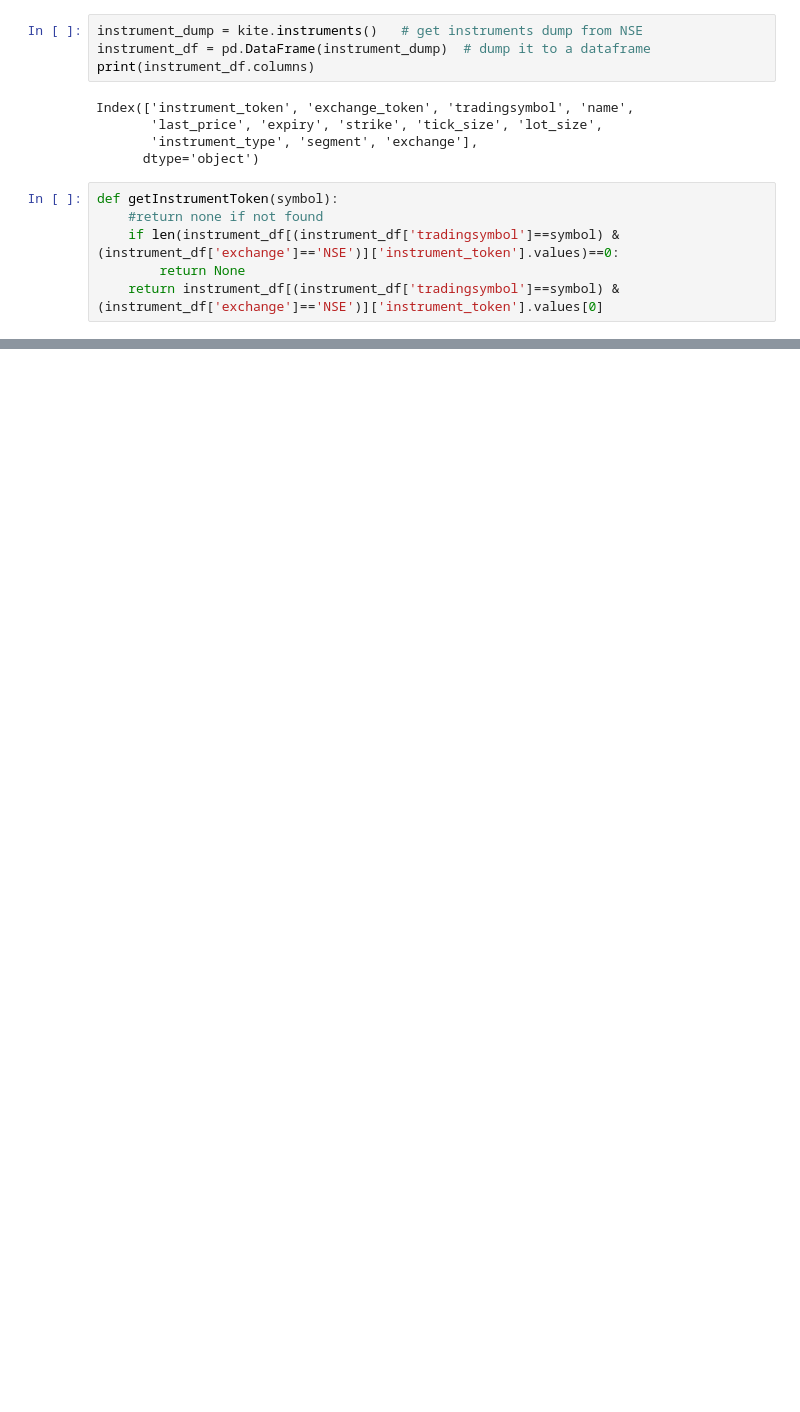
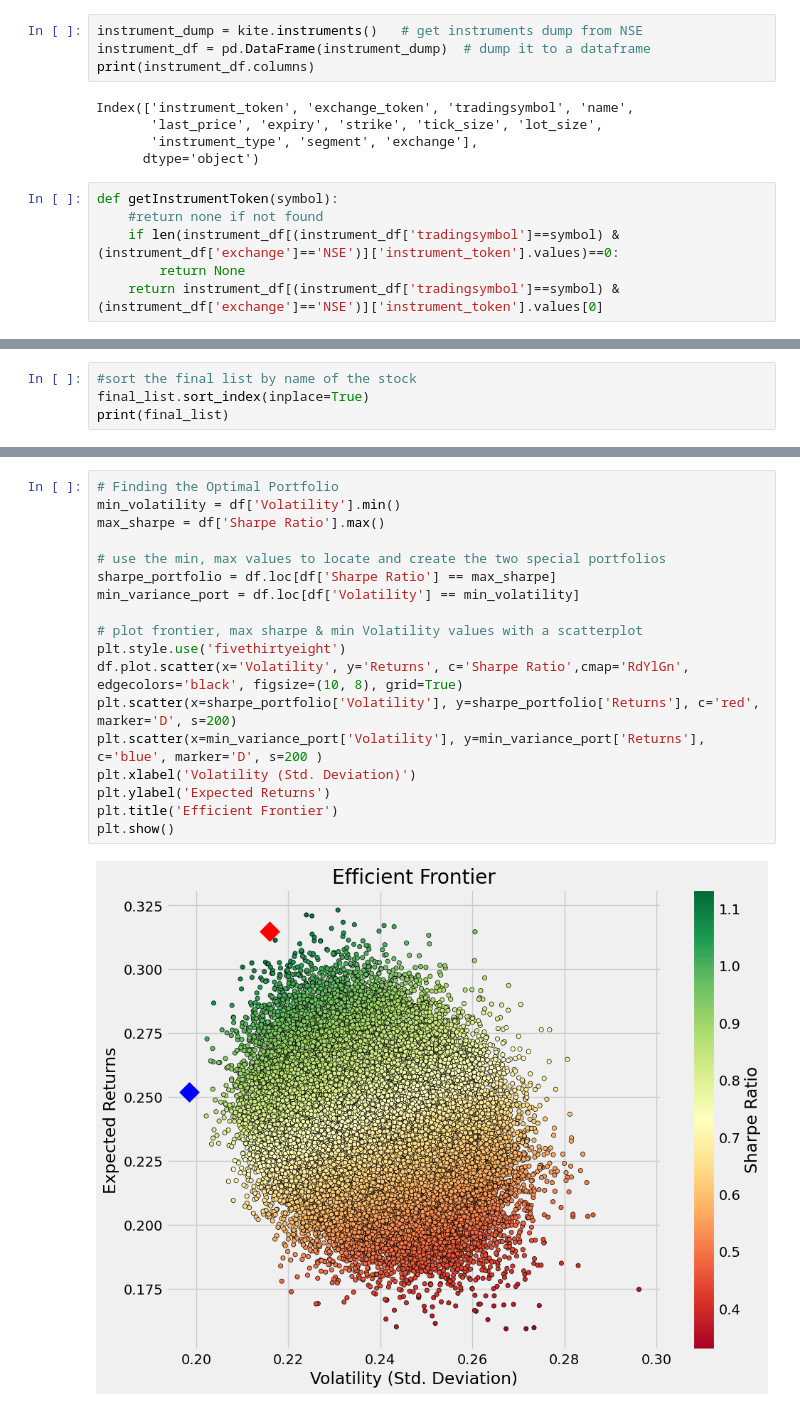
Before and after one commit to karamjeet-ramgharia/wealth_wave, a Jupyter notebook: wealth_comp.ipynb, the cells around one changed output, grey strips where cells are left out. Cells and saved outputs as stored; diff of their text form; blank space fills up the shorter version.

```diff
--- a/wealth_comp.ipynb
+++ b/wealth_comp.ipynb
@@ -273,0 +831,4 @@ def calculate_alpha_score(df):
+# %%
+#sort the final list by name of the stock
+final_list.sort_index(inplace=True)
+print(final_list)
@@ -273,0 +955,20 @@ def calculate_alpha_score(df):
+# %%
+# Finding the Optimal Portfolio
+min_volatility = df['Volatility'].min()
+max_sharpe = df['Sharpe Ratio'].max()
+
+# use the min, max values to locate and create the two special portfolios
+sharpe_portfolio = df.loc[df['Sharpe Ratio'] == max_sharpe]
+min_variance_port = df.loc[df['Volatility'] == min_volatility]
+
+# plot frontier, max sharpe & min Volatility values with a scatterplot
+plt.style.use('fivethirtyeight')
+df.plot.scatter(x='Volatility', y='Returns', c='Sharpe Ratio',cmap='RdYlGn', edgecolors='black', figsize=(10, 8), grid=True)
+plt.scatter(x=sharpe_portfolio['Volatility'], y=sharpe_portfolio['Returns'], c='red', marker='D', s=200)
+plt.scatter(x=min_variance_port['Volatility'], y=min_variance_port['Returns'], c='blue', marker='D', s=200 )
+plt.xlabel('Volatility (Std. Deviation)')
+plt.ylabel('Expected Returns')
+plt.title('Efficient Frontier')
+plt.show()
+# %% [output]
+[figure, added]
```
Also changed, not shown: parts of 26 cells of this notebook, 1 other file.
